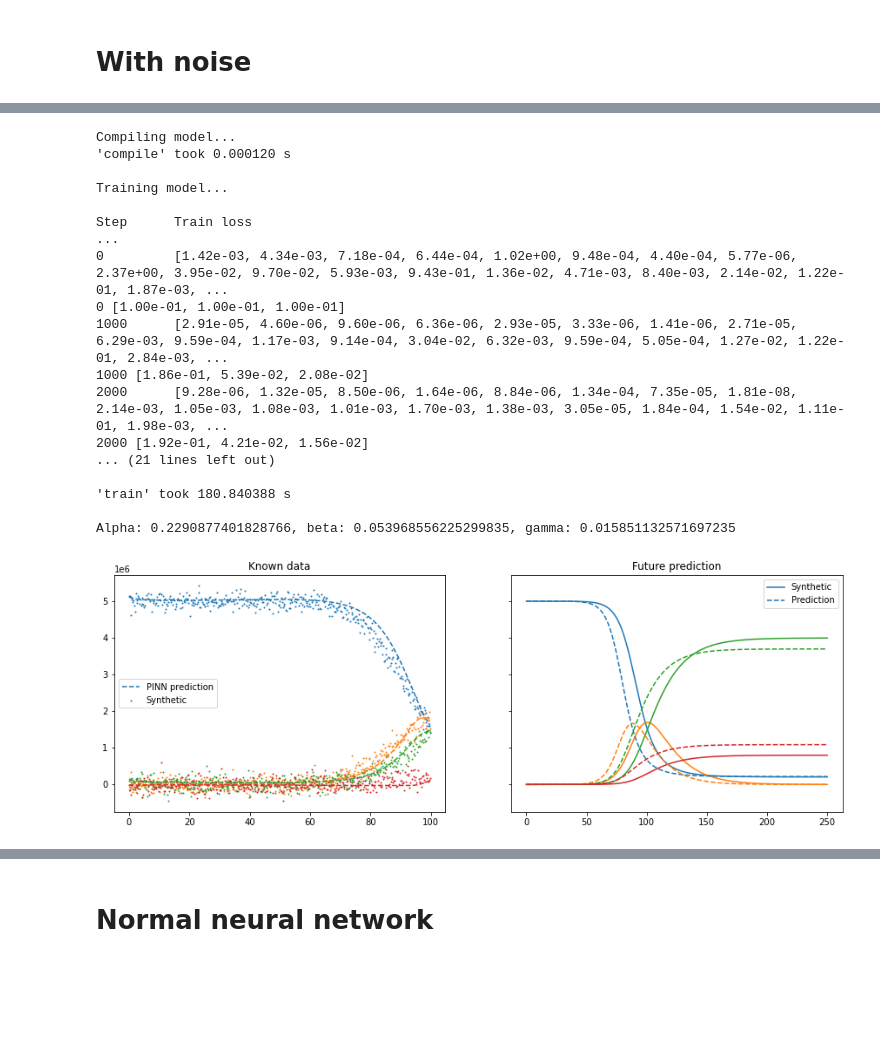
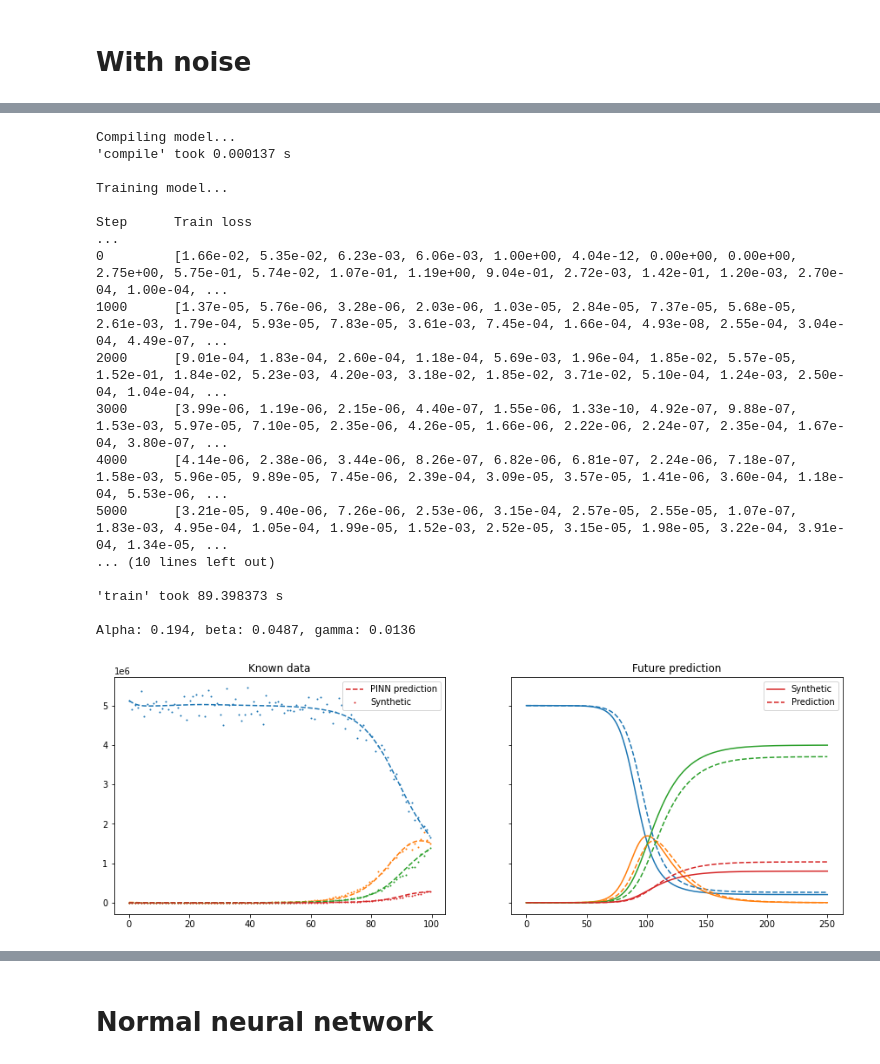
Before and after one commit to Jhammerh92/Deep_Learning_Project_PINN, a Jupyter notebook: DINN_implementation/SIRD_deepxde.ipynb, the cells around one changed output, grey strips where cells are left out. Drawn from its saved outputs; the diff is of its cells as text; code cells hidden in the pictures; blank space fills up the shorter version.

```diff
--- a/DINN_implementation/SIRD_deepxde.ipynb
+++ b/DINN_implementation/SIRD_deepxde.ipynb
@@ -181,7 +185,7 @@ t_bool = t_synth < max_timestep
 t = t_synth[t_bool]
 wsol = wsol_synth[t_bool]
 # %%
-wsol = solver.add_noise(wsol, scale=150000)
+wsol = solver.add_noise(wsol, scale_pct=0.05)
 # %%
 solver.plot_SIRD_scatter(t, wsol)
 # %% [output]
@@ -225,33 +229,33 @@ plot_noise.show_known_and_prediction()
 # %%
 model_noise_neumann = SIRD_deepxde_net(t, wsol, with_neumann=True)
 model_noise_neumann.init_model(print_every=1000)
 model_noise_neumann.train_model(iterations=10000)
-alpha_nn, beta_nn, gamma_nn = model_noise_neumann.get_predicted_params()
+alpha_nn, beta_nn, gamma_nn = model_noise_neumann.get_best_params()
 print(f'Alpha: {alpha_nn}, beta: {beta_nn}, gamma: {gamma_nn}')
 t_nn_param, wsol_nn_param, N_nn_param = solver.solve_SIRD(alpha_nn, beta_nn, gamma_nn)
 model_noise_neumann.set_synthetic_data(t_synth, wsol_synth)
 model_noise_neumann.set_nn_synthetic_data(t_nn_param, wsol_nn_param)
 plot_noise_neumann = Plot(model_noise_neumann)
 plot_noise_neumann.show_known_and_prediction()
 # %% [output]
 Compiling model...
-'compile' took 0.000120 s
+'compile' took 0.000137 s
 
 Training model...
 
 Step      Train loss                                                                                                                                                                                     ...
-0         [1.42e-03, 4.34e-03, 7.18e-04, 6.44e-04, 1.02e+00, 9.48e-04, 4.40e-04, 5.77e-06, 2.37e+00, 3.95e-02, 9.70e-02, 5.93e-03, 9.43e-01, 1.36e-02, 4.71e-03, 8.40e-03, 2.14e-02, 1.22e-01, 1.87e-03, ...
-0 [1.00e-01, 1.00e-01, 1.00e-01]
-1000      [2.91e-05, 4.60e-06, 9.60e-06, 6.36e-06, 2.93e-05, 3.33e-06, 1.41e-06, 2.71e-05, 6.29e-03, 9.59e-04, 1.17e-03, 9.14e-04, 3.04e-02, 6.32e-03, 9.59e-04, 5.05e-04, 1.27e-02, 1.22e-01, 2.84e-03, ...
-1000 [1.86e-01, 5.39e-02, 2.08e-02]
-2000      [9.28e-06, 1.32e-05, 8.50e-06, 1.64e-06, 8.84e-06, 1.34e-04, 7.35e-05, 1.81e-08, 2.14e-03, 1.05e-03, 1.08e-03, 1.01e-03, 1.70e-03, 1.38e-03, 3.05e-05, 1.84e-04, 1.54e-02, 1.11e-01, 1.98e-03, ...
-2000 [1.92e-01, 4.21e-02, 1.56e-02]
-... (21 lines left out)
+0         [1.66e-02, 5.35e-02, 6.23e-03, 6.06e-03, 1.00e+00, 4.04e-12, 0.00e+00, 0.00e+00, 2.75e+00, 5.75e-01, 5.74e-02, 1.07e-01, 1.19e+00, 9.04e-01, 2.72e-03, 1.42e-01, 1.20e-03, 2.70e-04, 1.00e-04, ...
+1000      [1.37e-05, 5.76e-06, 3.28e-06, 2.03e-06, 1.03e-05, 2.84e-05, 7.37e-05, 5.68e-05, 2.61e-03, 1.79e-04, 5.93e-05, 7.83e-05, 3.61e-03, 7.45e-04, 1.66e-04, 4.93e-08, 2.55e-04, 3.04e-04, 4.49e-07, ...
+2000      [9.01e-04, 1.83e-04, 2.60e-04, 1.18e-04, 5.69e-03, 1.96e-04, 1.85e-02, 5.57e-05, 1.52e-01, 1.84e-02, 5.23e-03, 4.20e-03, 3.18e-02, 1.85e-02, 3.71e-02, 5.10e-04, 1.24e-03, 2.50e-04, 1.04e-04, ...
+3000      [3.99e-06, 1.19e-06, 2.15e-06, 4.40e-07, 1.55e-06, 1.33e-10, 4.92e-07, 9.88e-07, 1.53e-03, 5.97e-05, 7.10e-05, 2.35e-06, 4.26e-05, 1.66e-06, 2.22e-06, 2.24e-07, 2.35e-04, 1.67e-04, 3.80e-07, ...
+4000      [4.14e-06, 2.38e-06, 3.44e-06, 8.26e-07, 6.82e-06, 6.81e-07, 2.24e-06, 7.18e-07, 1.58e-03, 5.96e-05, 9.89e-05, 7.45e-06, 2.39e-04, 3.09e-05, 3.57e-05, 1.41e-06, 3.60e-04, 1.18e-04, 5.53e-06, ...
+5000      [3.21e-05, 9.40e-06, 7.26e-06, 2.53e-06, 3.15e-04, 2.57e-05, 2.55e-05, 1.07e-07, 1.83e-03, 4.95e-04, 1.05e-04, 1.99e-05, 1.52e-03, 2.52e-05, 3.15e-05, 1.98e-05, 3.22e-04, 3.91e-04, 1.34e-05, ...
+... (10 lines left out)
 
-'train' took 180.840388 s
+'train' took 89.398373 s
 
-Alpha: 0.2290877401828766, beta: 0.053968556225299835, gamma: 0.015851132571697235
+Alpha: 0.194, beta: 0.0487, gamma: 0.0136
-[figure, old version]
+[figure, new version]
 # %%
 max_timestep = 85
 t_bool = t_synth < max_timestep
```
Also changed, not shown: parts of 18 cells of this notebook, 1 other file.
